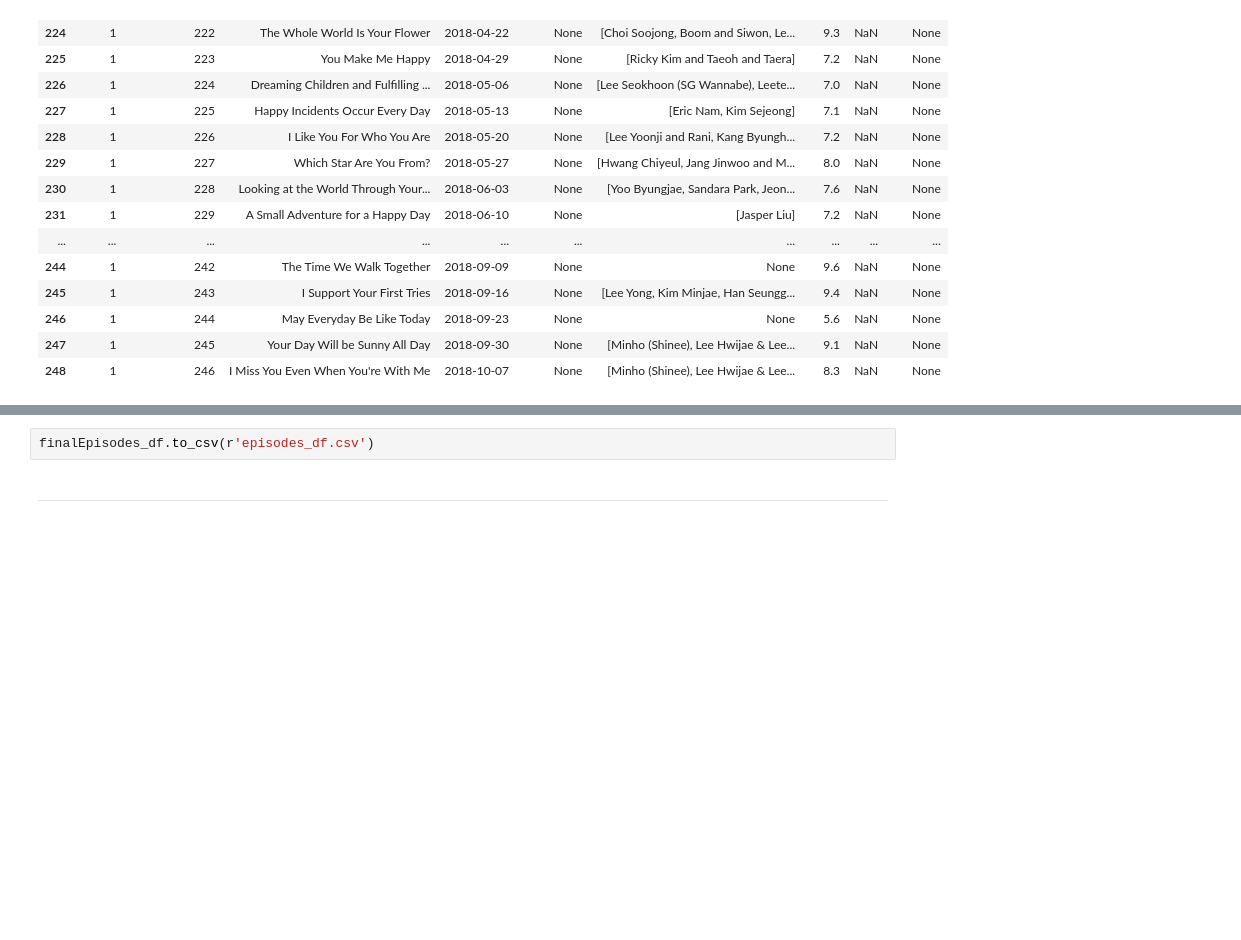
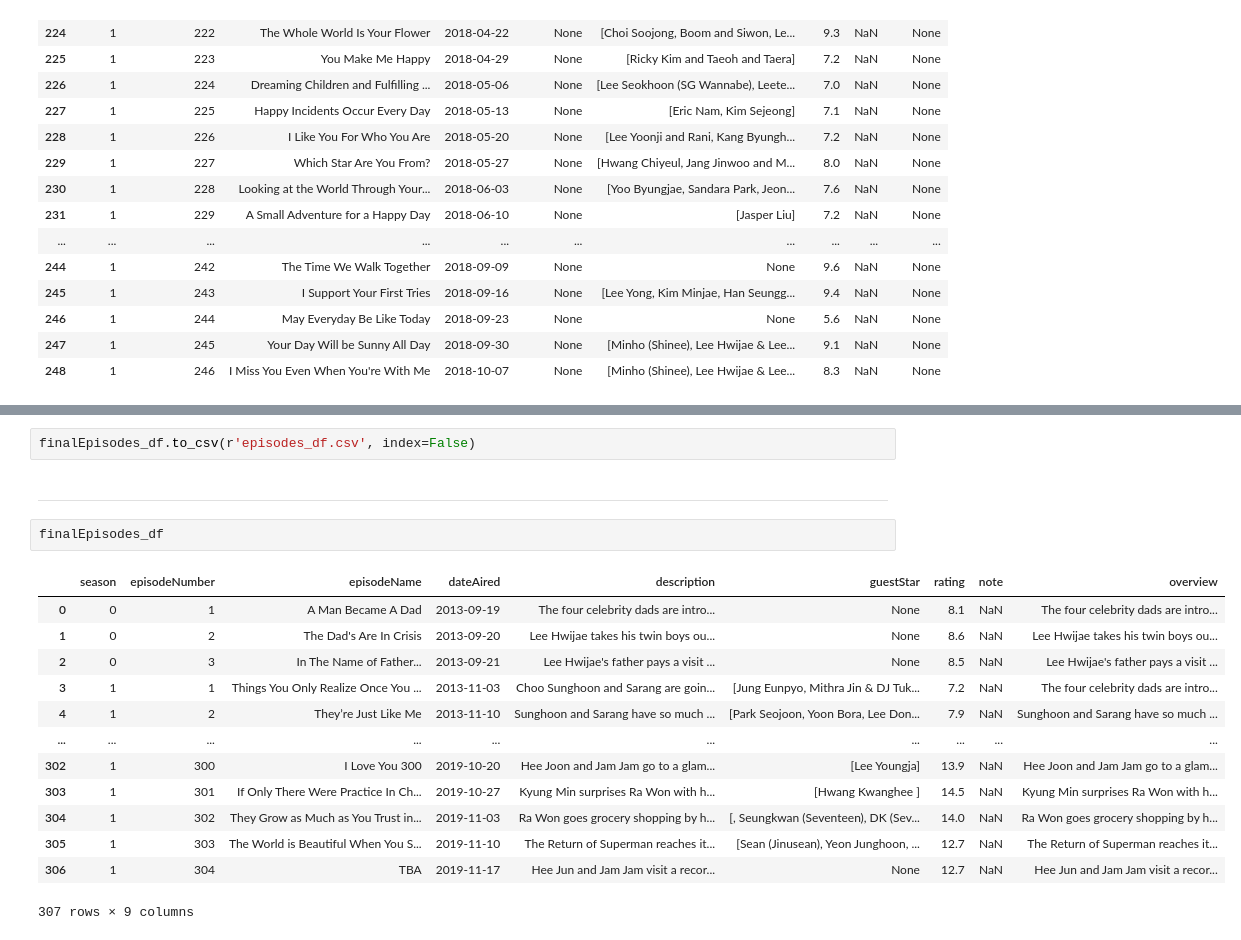
Before and after one commit to richdayandnight/the-return-of-superman, a Jupyter notebook: Scraping The Return of Superman Data.ipynb, the cells around one changed output, grey strips where cells are left out. Cells and saved outputs as stored; diff of their text form; blank space fills up the shorter version.

```diff
--- a/Scraping The Return of Superman Data.ipynb
+++ b/Scraping The Return of Superman Data.ipynb
@@ -1110,4 +1108,20 @@ Name: guestStar, Length: 163, dtype: object
 # %%
-finalEpisodes_df.to_csv(r'episodes_df.csv')
+finalEpisodes_df.to_csv(r'episodes_df.csv', index=False)
 # %% [markdown]
 ---
+# %%
+finalEpisodes_df
+# %% [output]
+|  | season | episodeNumber | episodeName | dateAired | description | guestStar | rating | note | overview |
+| 0 | 0 | 1 | A Man Became A Dad | 2013-09-19 | The four celebrity dads are intro... | None | 8.1 | NaN | The four celebrity dads are intro... |
+| 1 | 0 | 2 | The Dad's Are In Crisis | 2013-09-20 | Lee Hwijae takes his twin boys ou... | None | 8.6 | NaN | Lee Hwijae takes his twin boys ou... |
+| 2 | 0 | 3 | In The Name of Father... | 2013-09-21 | Lee Hwijae's father pays a visit ... | None | 8.5 | NaN | Lee Hwijae's father pays a visit ... |
+| 3 | 1 | 1 | Things You Only Realize Once You ... | 2013-11-03 | Choo Sunghoon and Sarang are goin... | [Jung Eunpyo, Mithra Jin & DJ Tuk... | 7.2 | NaN | The four celebrity dads are intro... |
+| 4 | 1 | 2 | They’re Just Like Me | 2013-11-10 | Sunghoon and Sarang have so much ... | [Park Seojoon, Yoon Bora, Lee Don... | 7.9 | NaN | Sunghoon and Sarang have so much ... |
+| ... | ... | ... | ... | ... | ... | ... | ... | ... | ... |
+| 302 | 1 | 300 | I Love You 300 | 2019-10-20 | Hee Joon and Jam Jam go to a glam... | [Lee Youngja] | 13.9 | NaN | Hee Joon and Jam Jam go to a glam... |
+| 303 | 1 | 301 | If Only There Were Practice In Ch... | 2019-10-27 | Kyung Min surprises Ra Won with h... | [Hwang Kwanghee ] | 14.5 | NaN | Kyung Min surprises Ra Won with h... |
+| 304 | 1 | 302 | They Grow as Much as You Trust in... | 2019-11-03 | Ra Won goes grocery shopping by h... | [, Seungkwan (Seventeen), DK (Sev... | 14.0 | NaN | Ra Won goes grocery shopping by h... |
+| 305 | 1 | 303 | The World is Beautiful When You S... | 2019-11-10 | The Return of Superman reaches it... | [Sean (Jinusean), Yeon Junghoon, ... | 12.7 | NaN | The Return of Superman reaches it... |
+| 306 | 1 | 304 | TBA | 2019-11-17 | Hee Jun and Jam Jam visit a recor... | None | 12.7 | NaN | Hee Jun and Jam Jam visit a recor... |
+307 rows × 9 columns
```
Also changed, not shown: parts of 30 cells of this notebook, 7 other files.
